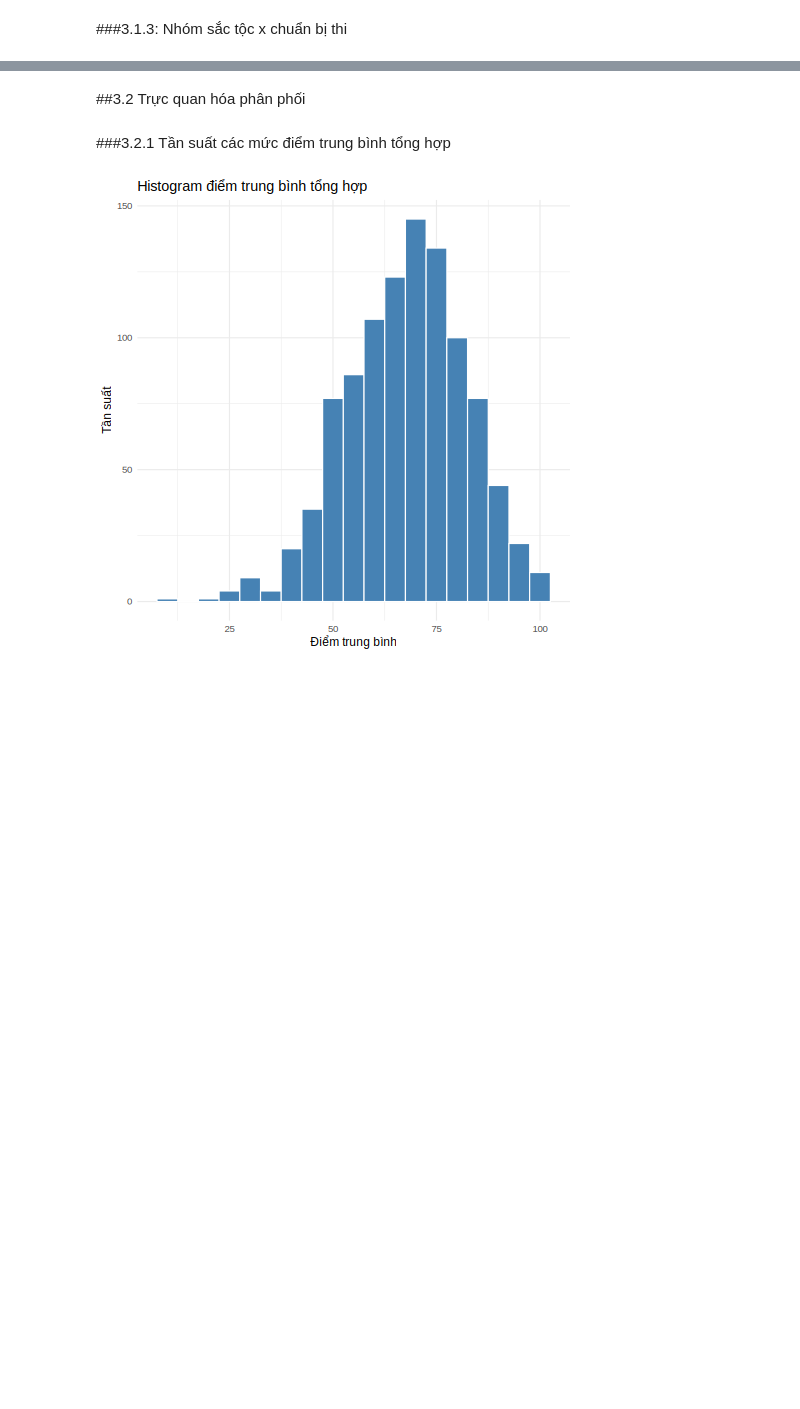
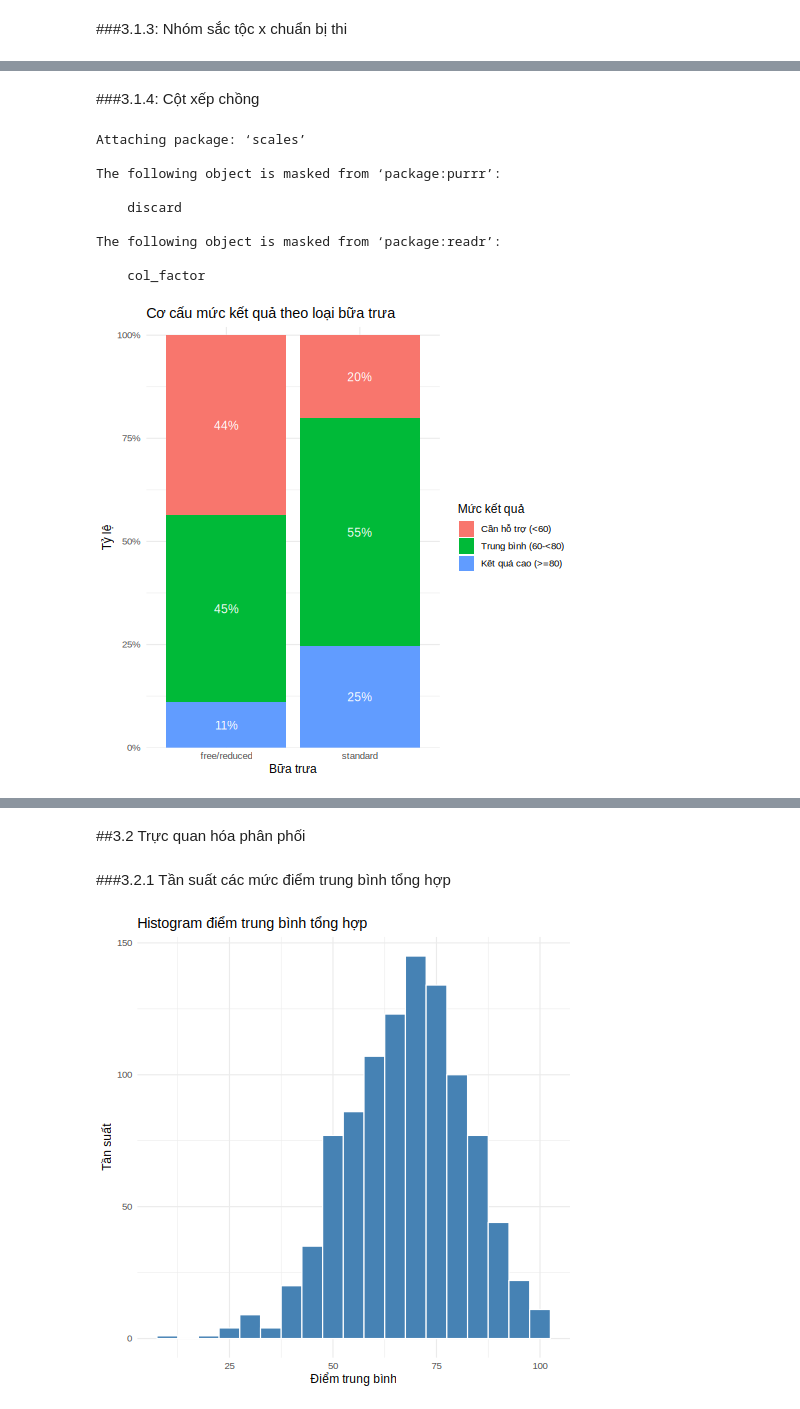
Before and after one commit to 25-DoThanQuocKhanh-24174600024/DHKL18A1HN_Do_An_Nhom_2_CD_3, a Jupyter notebook: Đồ_Án_1_Nhóm_2_2_DHKL18A1HN.ipynb, the cells around one changed output, grey strips where cells are left out. Saved outputs shown, nothing was run; the diff lists cells and outputs as text; code cells hidden in the pictures; blank space fills up the shorter version.

```diff
--- a/Đồ_Án_1_Nhóm_2_2_DHKL18A1HN.ipynb
+++ b/Đồ_Án_1_Nhóm_2_2_DHKL18A1HN.ipynb
@@ -1019,0 +1024,30 @@ SyntaxError: invalid syntax (2454758498.py, line 2)
+# %% [markdown]
+###3.1.4: Cột xếp chồng
+# %%
+%%R
+library(scales)
+# [p31d] Cột xếp chồng 100%: cơ cấu performance theo lunch
+p31d <- df |>
+  count(lunch, performance) |>
+  group_by(lunch) |>
+  mutate(pct = n / sum(n)) |>
+  ungroup() |>
+  ggplot(aes(lunch, pct, fill = performance)) +
+  geom_col() +
+  geom_text(aes(label = percent(pct, accuracy = 1)),
+            position = position_stack(vjust = 0.5), colour = "white") +
+  scale_y_continuous(labels = percent, expand = expansion(mult = c(0, 0.02))) +
+  labs(title = "Cơ cấu mức kết quả theo loại bữa trưa",
+       x = "Bữa trưa", y = "Tỷ lệ", fill = "Mức kết quả")
+save_plot(p31d, "3.1d_stacked_100")
+# %% [output]
+Attaching package: ‘scales’
+
+The following object is masked from ‘package:purrr’:
+
+    discard
+
+The following object is masked from ‘package:readr’:
+
+    col_factor
+[figure, added]
```
Also changed, not shown: parts of 11 cells of this notebook.
